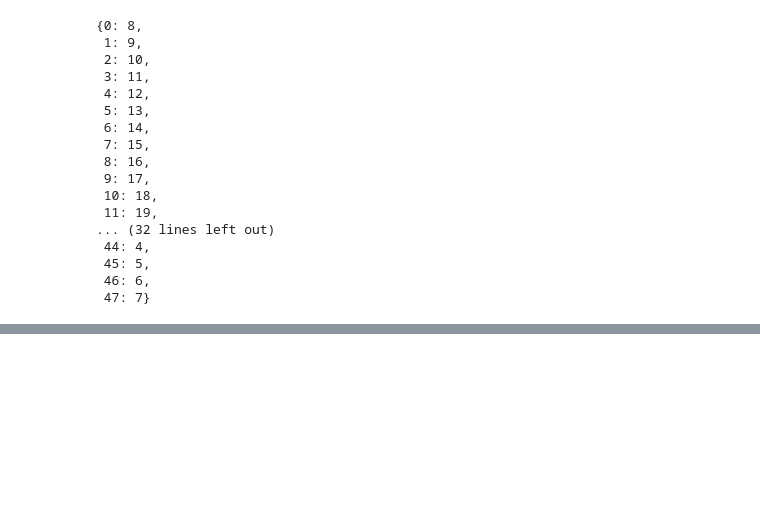
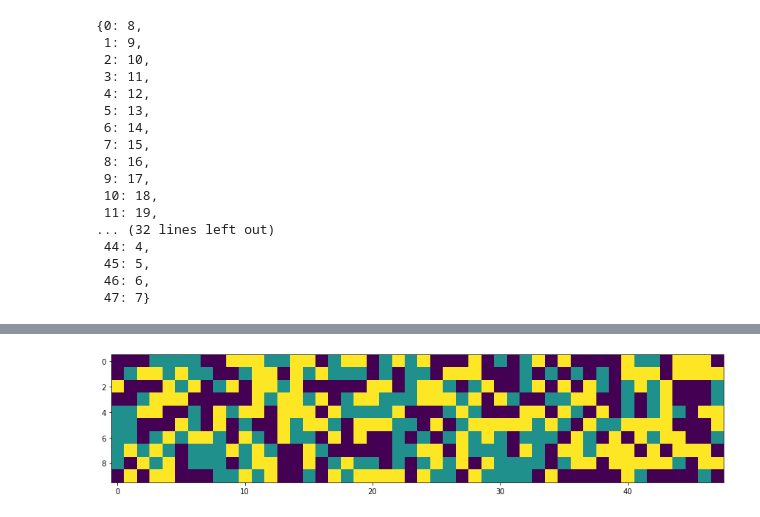
Before and after one commit to avkhimen/EV_simmulation, a Jupyter notebook: simulation_few_cars.ipynb, the cells around one changed output, grey strips where cells are left out. Drawn from its saved outputs; the diff is of its cells as text; code cells hidden in the pictures; blank space fills up the shorter version.

```diff
--- a/simulation_few_cars.ipynb
+++ b/simulation_few_cars.ipynb
@@ -83,15 +83,15 @@ pprint(index_to_time_of_day_dict)
  47: 7}
 # %%
 # Define experiment params
-experiment_params = {'n_episodes': 50,
+experiment_params = {'n_episodes': 300,
                      'n_hours': 48,
                      'n_divisions_for_soc': 10,
                      'n_divisions_for_percent_honesty': 4,
                      'max_soc_allowed': 1,
                      'min_soc_allowed': 0.1,
-                     'alpha': 0.001,
+                     'alpha': 0.1,
                      'epsilon': 0.1,
-                     'gamma': 0.05,
+                     'gamma': 1,
                      'total_cars_in_alberta': 1000000,
                      'ev_market_penetration': 0.1,
                      'charging_soc_addition_per_time_unit_per_ev': 0.15,
@@ -164,6 +164,7 @@ class Experiment():
         # Initialize the last total load and average
         self.last_total_load = 0
         self.last_average = 1
+        self.last_percent_honest = np.random.choice(self.n_percent_honesty)
 
     def run(self):
         """Main method to run the experiment with initialized params"""
@@ -182,7 +183,7 @@ class Experiment():
             self.start_experiment()
 
             # Calculate the percent honesty of people
-            percent_honest = np.random.choice(self.n_percent_honesty) #comes out as string
+            percent_honest = self.last_percent_honest #comes out as string
 
             # Repeat for every hour in the number of hours
             for hour in range(0, self.n_hours):
@@ -353,6 +354,7 @@ class Experiment():
                 # ratio
                 self.last_total_load = total_load
                 self.last_average = average
+                self.last_percent_honest = next_percent_honest
             print('Last total load: ', self.last_total_load)
             print('Last average: ', self.last_average)
             print('Reward: ', reward)
@@ -630,16 +632,18 @@ Reward:  -1.0553117929589122
 # %%
 Q = experiment.Q
 l_2 = []
 for row in Q:
     l = []
     for column in row:
-        max_action = np.argmax(column[1])
+        max_action = np.argmax(column[2])
         l.append(max_action)
     l_2.append(np.array(l))
 l = np.array(l_2)
 #print(l)
 fig, ax = plt.subplots(figsize=(15, 8))
 im = ax.imshow(l)
+# %% [output]
+[figure, added]
 # %%
 rewards = experiment.reward_list
 plt.plot(rewards)
```
Also changed, not shown: parts of 5 cells of this notebook, 34 other files.
